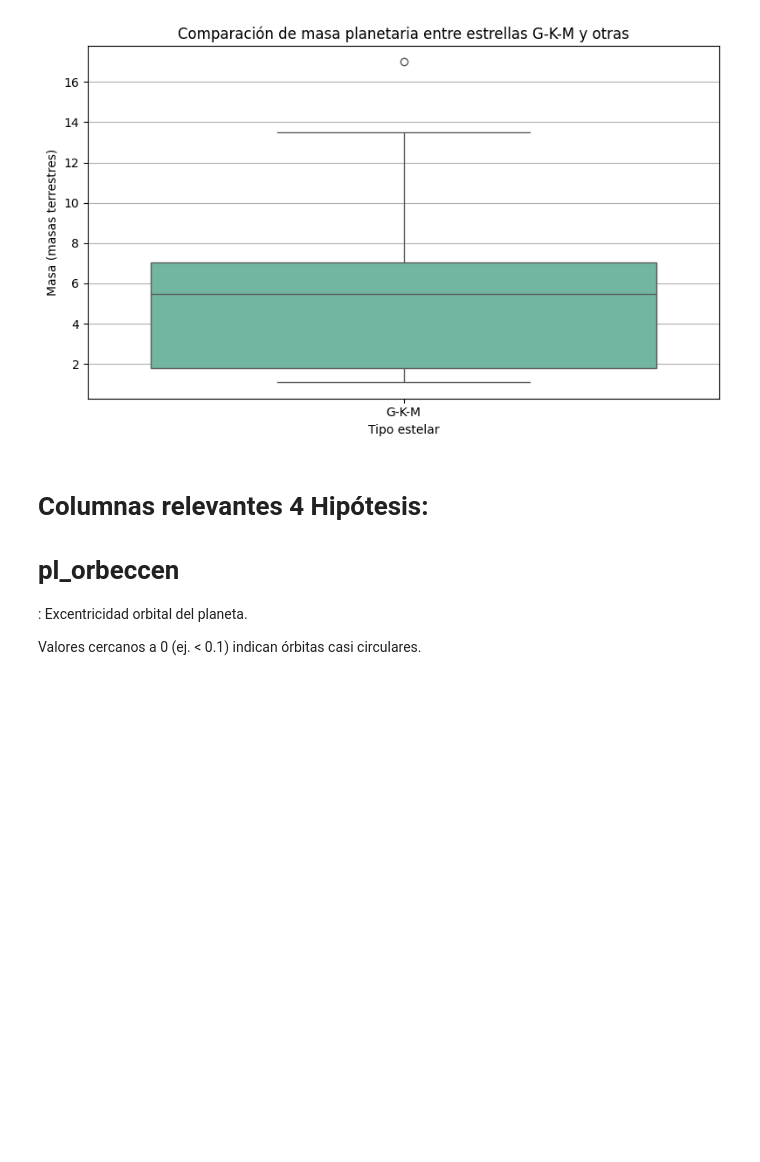
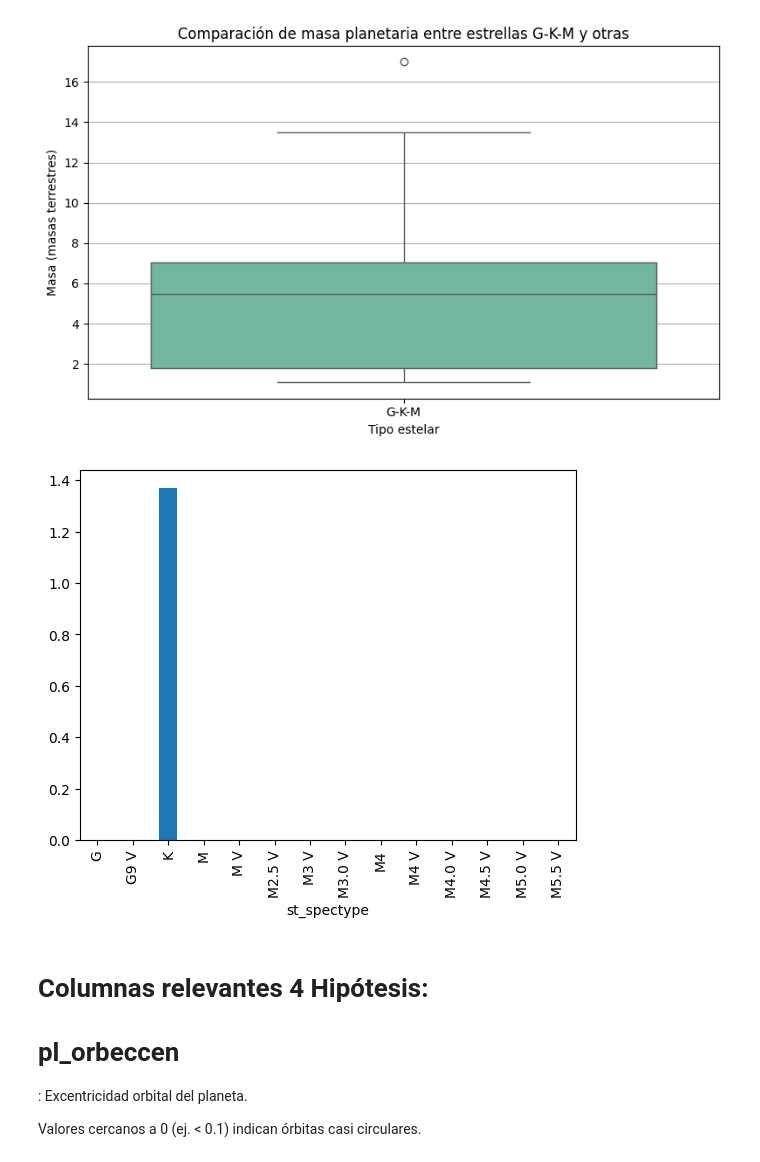
Before and after one commit to ana-macias/EDA-Astronomia, a Jupyter notebook: Notebooks/EDA.ipynb, the cells around one changed output. Cells and saved outputs as stored; diff of their text form; code cells hidden in the pictures; blank space fills up the shorter version.

```diff
--- a/Notebooks/EDA.ipynb
+++ b/Notebooks/EDA.ipynb
@@ -604,6 +609,12 @@ Passing `palette` without assigning `hue` is deprecated and will be removed in v
 
   sns.boxplot(data=habitables, x='Grupo', y='pl_bmasse', palette="Set2")
 [figure]
+# %%
+conteo_total = df[df['st_spectype'].str.startswith(('G', 'K', 'M'))]['st_spectype'].str[0].value_counts()
+conteo_habitable = habitables['st_spectype'].value_counts()
+(100 * conteo_habitable / conteo_total).plot(kind='bar');
+# %% [output]
+[figure, added]
 # %% [markdown]
 # Columnas relevantes 4 Hipótesis:
 
```
Also changed, not shown: parts of 9 cells of this notebook, 7 other files.
